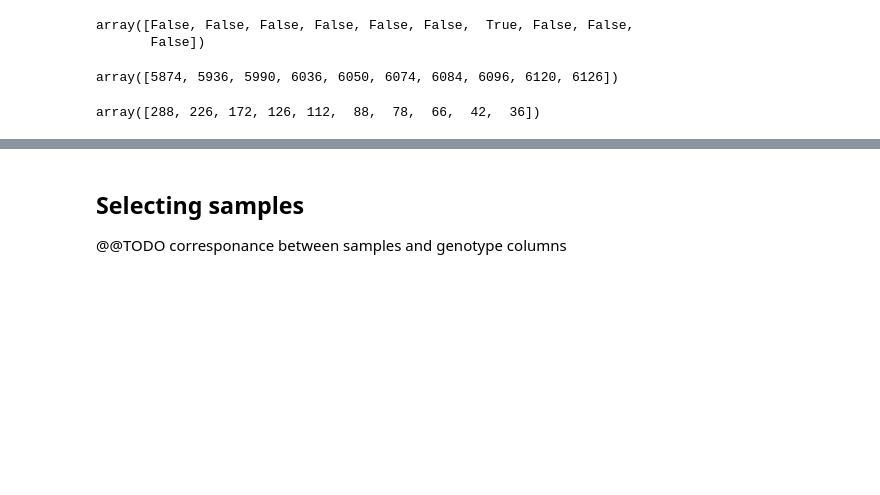
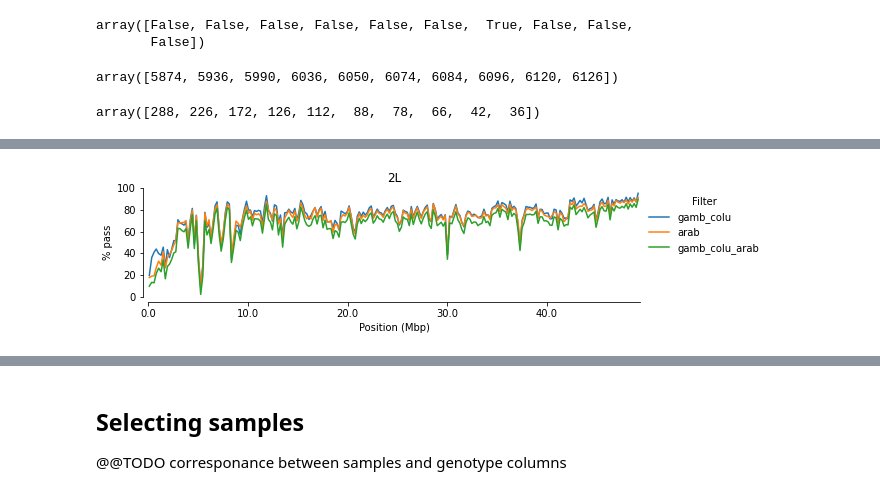
Before and after one commit to malariagen/vector-data, a Jupyter notebook: docs/ag3/examples/snps.ipynb, the cells around one changed output, grey strips where cells are left out. Saved outputs shown, nothing was run; the diff lists cells and outputs as text; code cells hidden in the pictures; blank space fills up the shorter version.

```diff
--- a/docs/ag3/examples/snps.ipynb
+++ b/docs/ag3/examples/snps.ipynb
@@ -544,0 +576,4 @@ def plot_site_filters(contig, mask, window_size=100_000):
+# %%
+plot_site_filters(contig="2L")
+# %% [output]
+[figure, added]
```
Also changed, not shown: parts of 25 cells of this notebook.
